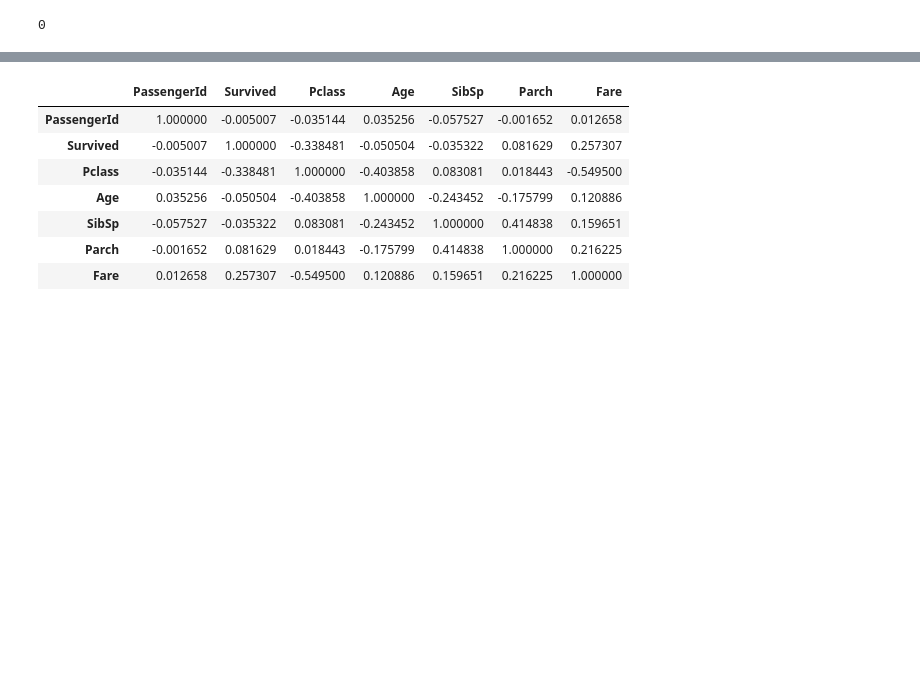
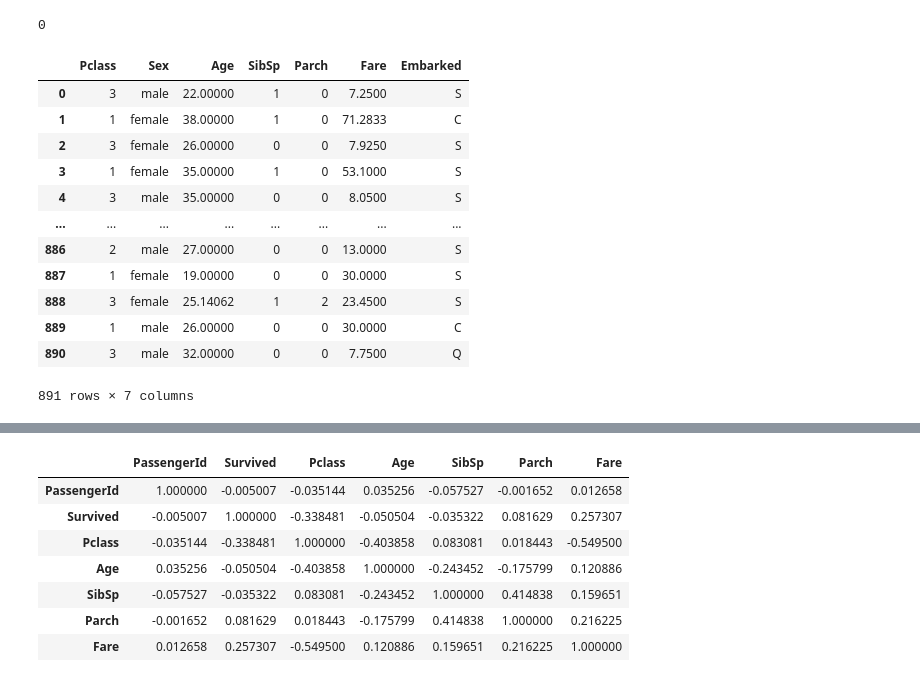
Before and after one commit to avs20/psit-dsat, a Jupyter notebook: 3_log-reg.ipynb, the cells around one changed output, grey strips where cells are left out. Drawn from its saved outputs; the diff is of its cells as text; code cells hidden in the pictures; blank space fills up the shorter version.

```diff
--- a/3_log-reg.ipynb
+++ b/3_log-reg.ipynb
@@ -81,3 +132,19 @@ data.drop('Cabin',axis=1,inplace=True)
 # %%
 X = data.iloc[:, [2, 4, 5, 6, 7, 9, 10]] # independent features
 y = data.iloc[:, 1] # dependent features or predicted value. Here, it is Survived column
+# %%
+X
+# %% [output]
+|  | Pclass | Sex | Age | SibSp | Parch | Fare | Embarked |
+| 0 | 3 | male | 22.00000 | 1 | 0 | 7.2500 | S |
+| 1 | 1 | female | 38.00000 | 1 | 0 | 71.2833 | C |
+| 2 | 3 | female | 26.00000 | 0 | 0 | 7.9250 | S |
+| 3 | 1 | female | 35.00000 | 1 | 0 | 53.1000 | S |
+| 4 | 3 | male | 35.00000 | 0 | 0 | 8.0500 | S |
+| ... | ... | ... | ... | ... | ... | ... | ... |
+| 886 | 2 | male | 27.00000 | 0 | 0 | 13.0000 | S |
+| 887 | 1 | female | 19.00000 | 0 | 0 | 30.0000 | S |
+| 888 | 3 | female | 25.14062 | 1 | 2 | 23.4500 | S |
+| 889 | 1 | male | 26.00000 | 0 | 0 | 30.0000 | C |
+| 890 | 3 | male | 32.00000 | 0 | 0 | 7.7500 | Q |
+891 rows × 7 columns
```
Also changed, not shown: parts of 9 cells of this notebook, 1 other file.
